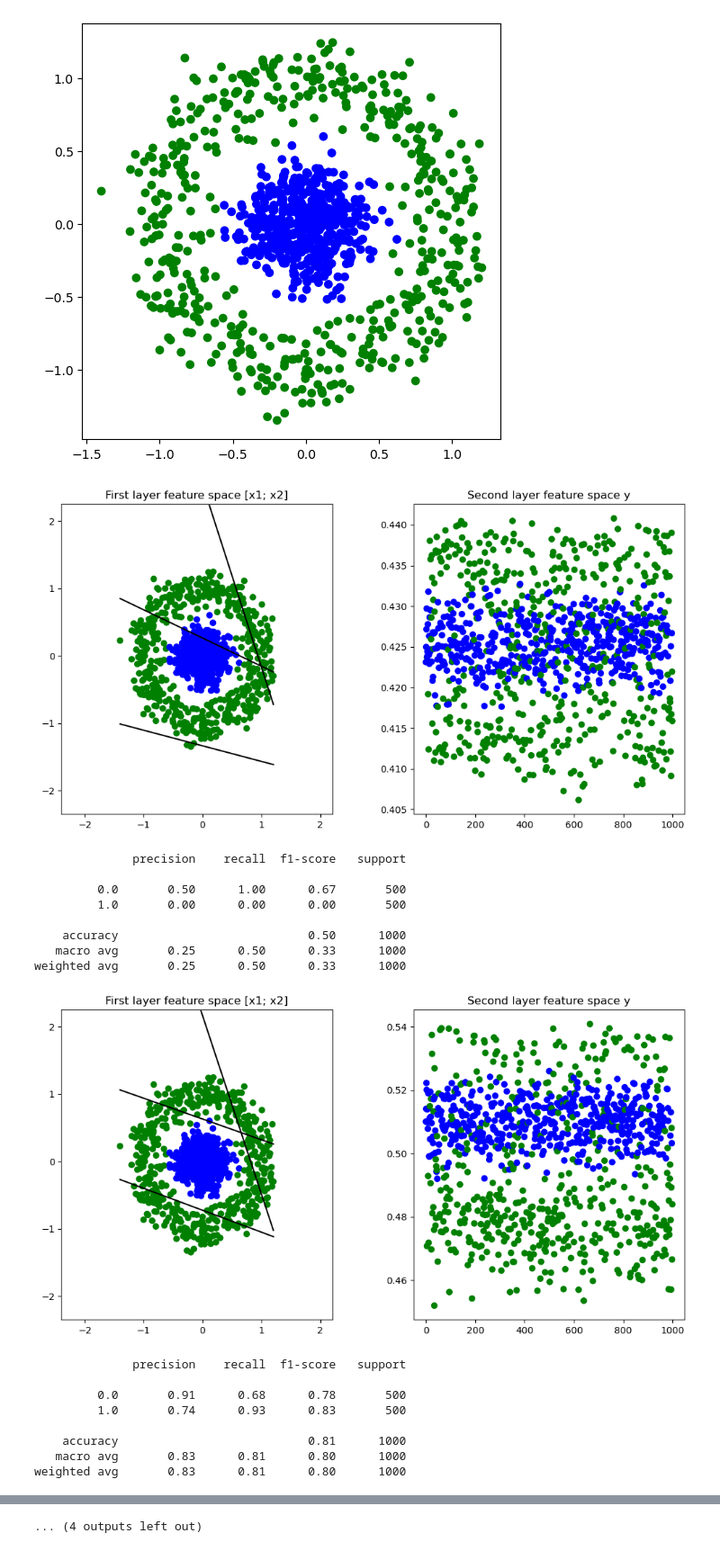
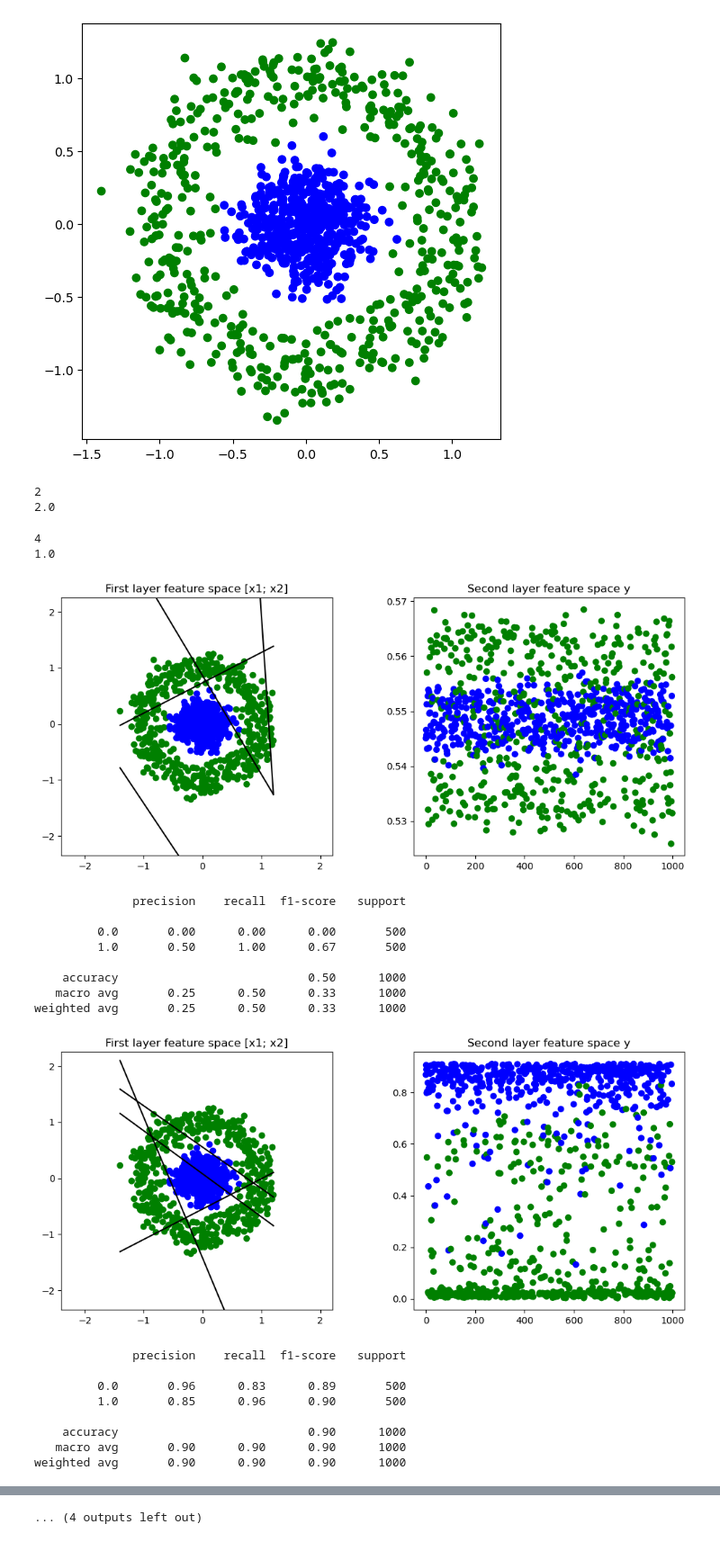
Before and after one commit to denistr16/ml-playground, a Jupyter notebook: mlp-training-viz.ipynb, the cells around one changed output, grey strips where cells are left out. Shown at 90% size. Cells and saved outputs as stored; diff of their text form; code cells hidden in the pictures.

```diff
--- a/mlp-training-viz.ipynb
+++ b/mlp-training-viz.ipynb
@@ -31,7 +31,7 @@ axis.scatter(X[:,0],
 [figure]
 # %%
 def viz_model(model_, y_hatt, x, y):
-    fig, axis = plt.subplots(nrows=1, ncols=2, figsize=(12, 6))
+    fig, axis = plt.subplots(nrows=1, ncols=2, figsize=(12, 5))
 
     axis[0].set_xlim([min(X[:,0])-1, max(X[:,0]+1)])
     axis[0].set_ylim([min(X[:,1])-1, max(X[:,1]+1)])
@@ -68,0 +74,14 @@ def viz_model(model_, y_hatt, x, y):
+# %%
+# L1
+print(sum([abs(i) for i in w1]))
+print(sum([abs(i) for i in w2]))
+# %% [output]
+2
+2.0
+# %%
+# L2
+print(sum([i**2 for i in w1]))
+print(sum([i**2 for i in w2]))
+# %% [output]
+4
+1.0
@@ -69,48 +92,48 @@ def viz_model(model_, y_hatt, x, y):
 # %%
 iterations = 2400
 viz_every = 300
 
-model = torch.nn.Sequential(torch.nn.Linear(in_features=2, out_features=3),
+model = torch.nn.Sequential(torch.nn.Linear(in_features=2, out_features=4),
                             torch.nn.Sigmoid(),
-                            torch.nn.Linear(in_features=3, out_features=1),
+                            torch.nn.Linear(in_features=4, out_features=1),
                             torch.nn.Sigmoid())
 
 loss_fn = torch.nn.BCELoss()
-optimizer = torch.optim.SGD(model.parameters(), lr=0.1, momentum=0.9)
+optimizer = torch.optim.SGD(model.parameters(), lr=0.5, momentum=0.9)
 
 y_hat = torch.Tensor(y_hat).float().reshape((1000, 1))
 x = torch.Tensor(X)
 loss_list = []
 
 for i in range(iterations):
     optimizer.zero_grad()
 
     y = model(x)
     loss = loss_fn(y, y_hat)
     loss_list.append(loss.data)
 
     loss.backward()
     optimizer.step()
 
     if i%viz_every==0:
         viz_model(model_=model, y_hatt=y_hat, x=x, y=y)
         print(classification_report(y_hat, (y > 0.5).detach().numpy()))
 # %% [output]
-[figure, old version]
+[figure, new version]
               precision    recall  f1-score   support
 
-         0.0       0.50      1.00      0.67       500
-         1.0       0.00      0.00      0.00       500
+         0.0       0.00      0.00      0.00       500
+         1.0       0.50      1.00      0.67       500
 
     accuracy                           0.50      1000
    macro avg       0.25      0.50      0.33      1000
 weighted avg       0.25      0.50      0.33      1000
-[figure, old version]
+[figure, new version]
               precision    recall  f1-score   support
 
-         0.0       0.91      0.68      0.78       500
-         1.0       0.74      0.93      0.83       500
+         0.0       0.96      0.83      0.89       500
+         1.0       0.85      0.96      0.90       500
 
-    accuracy                           0.81      1000
-   macro avg       0.83      0.81      0.80      1000
-weighted avg       0.83      0.81      0.80      1000
+    accuracy                           0.90      1000
+   macro avg       0.90      0.90      0.90      1000
+weighted avg       0.90      0.90      0.90      1000
```
Also changed, not shown: parts of 5 cells of this notebook, 1 other file.
